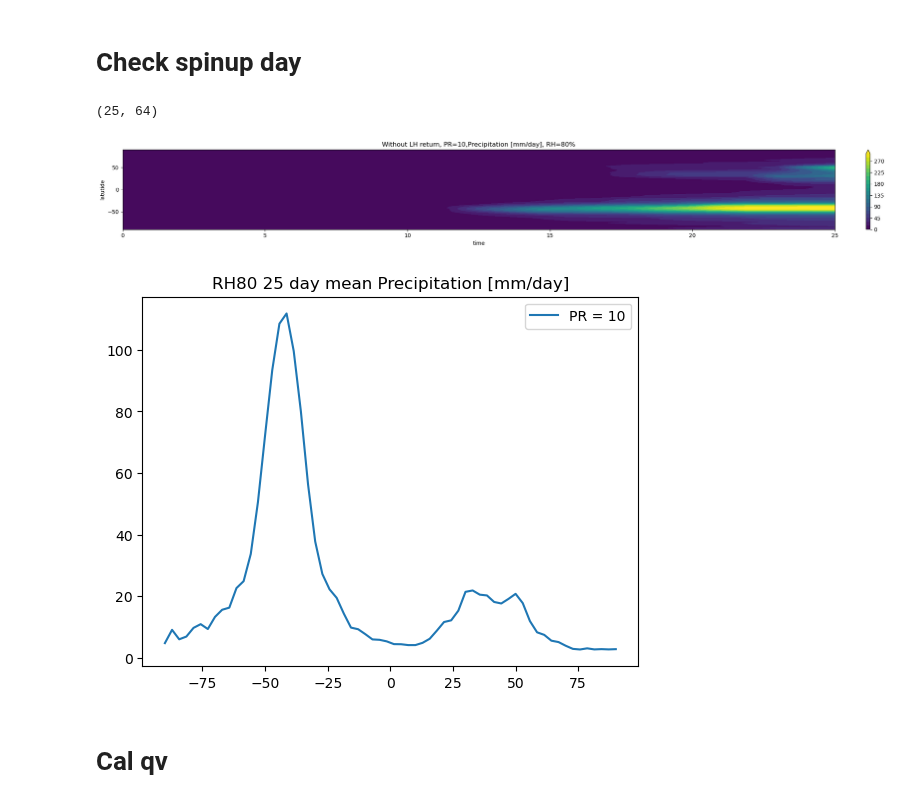
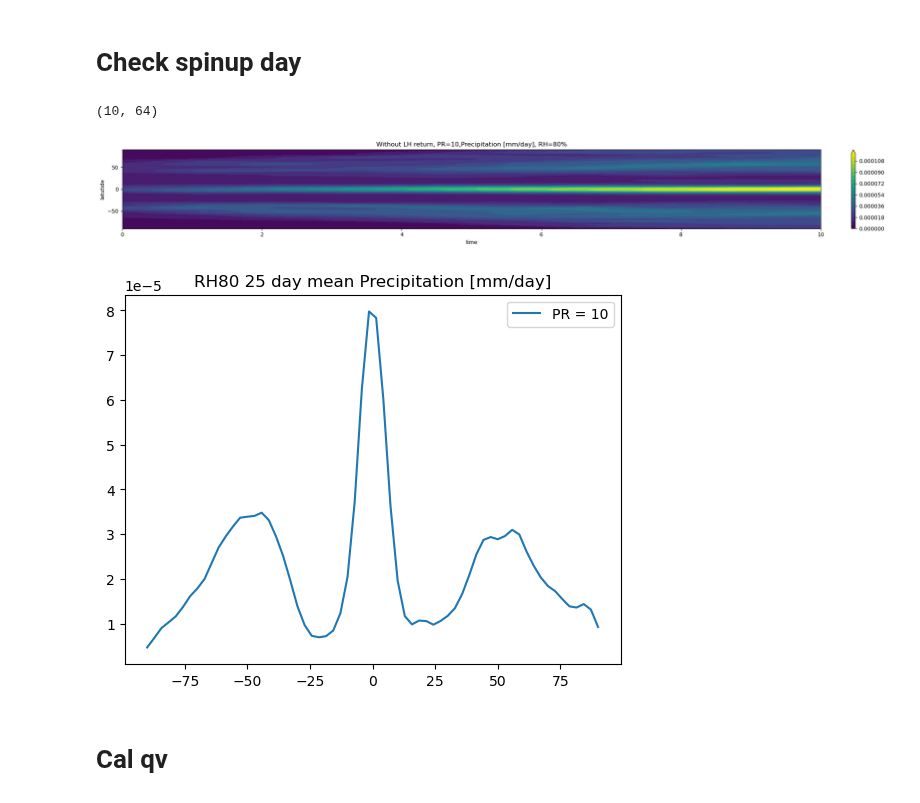
Before and after one commit to PeterChang1023/Dycore_beginner, a Jupyter notebook: dycore/IdealizeSpetral.jl/exp/HSt42/check_spinupday.ipynb, the cells around one changed output. Drawn from its saved outputs; the diff is of its cells as text; code cells hidden in the pictures.

```diff
--- a/dycore/IdealizeSpetral.jl/exp/HSt42/check_spinupday.ipynb
+++ b/dycore/IdealizeSpetral.jl/exp/HSt42/check_spinupday.ipynb
@@ -137,8 +137,8 @@ class Dycore:
 
         return np.nanmean(self.factor3, axis=(1,3))
 # %%
-file = "1213_25day_try_final.dat"
-time = np.linspace(0,25,25)
+file = "test_all.dat"
+time = np.linspace(0,10,10)
 y    = np.linspace(-90,90,64)
 
 yy, tt = np.meshgrid(y,time)
@@ -151,7 +151,7 @@ for pr in range(10,20,10):
     # file = "test_final.dat"
     dycore = Dycore(file)
     # get_KE = dycore.cal_KE()
-    Prec   = dycore.cal_pre()
+    Prec   = dycore.cal_diff()
     print(Prec.shape)
     # t_mean = dycore.cal_t()
     # t_mean2 = dycore.cal_t_last()
@@ -176,37 +176,37 @@ for pr in range(10,20,10):
     ### test
 
 plt.tight_layout()
 # plt.savefig("Without LH return precipitation.png", dpi=300., bbox_inches='tight')
 plt.show()
 ###############################################################################
 ### cooridate
 x  = np.linspace(-180,180,128)
 y  = np.linspace(-90,90,64)
 xd = np.deg2rad(x)
 yd = np.deg2rad(y)
 
 # WARNING: cos(-90) would be zero, doing this preventing it from divide by zero.
 cy     = np.cos(yd)
 cy[0]  = np.nan
 cy[-1] = np.nan
 
 plt.figure(dpi=100.)
 plt.title("RH80 25 day mean Precipitation [mm/day]")
 
 for pr in range(10,20,10):
     # file  = f"1600day_HS_front_RH50_PR{pr}_PRRELAX86400_with_w_all.dat"# f"HS_front_RH50_PR10_PRRELAX86400_with_w_all.dat" # ./outputs/withprecip/
     # file = f"PR{pr}_200day_test_ice_all.dat"
     # file = "300day_RH80_PR10_test_vertical_advection_revised_all.dat"
     dycore = Dycore(file)
-    Prec   = dycore.cal_pre()
+    Prec   = dycore.cal_diff()
     Prec_mean  = np.nanmean(Prec[:,:], axis=0)
     plt.plot(y, Prec_mean * int(pr), label=f"PR = {pr}")
 plt.legend()
 plt.show()
 # %% [output]
-(25, 64)
+(10, 64)
-[figure, old version]
+[figure, new version]
-[figure, old version]
+[figure, new version]
 # %% [markdown]
 # Cal qv
 # %%
```
Also changed, not shown: parts of 9 cells of this notebook, 2 other files.
